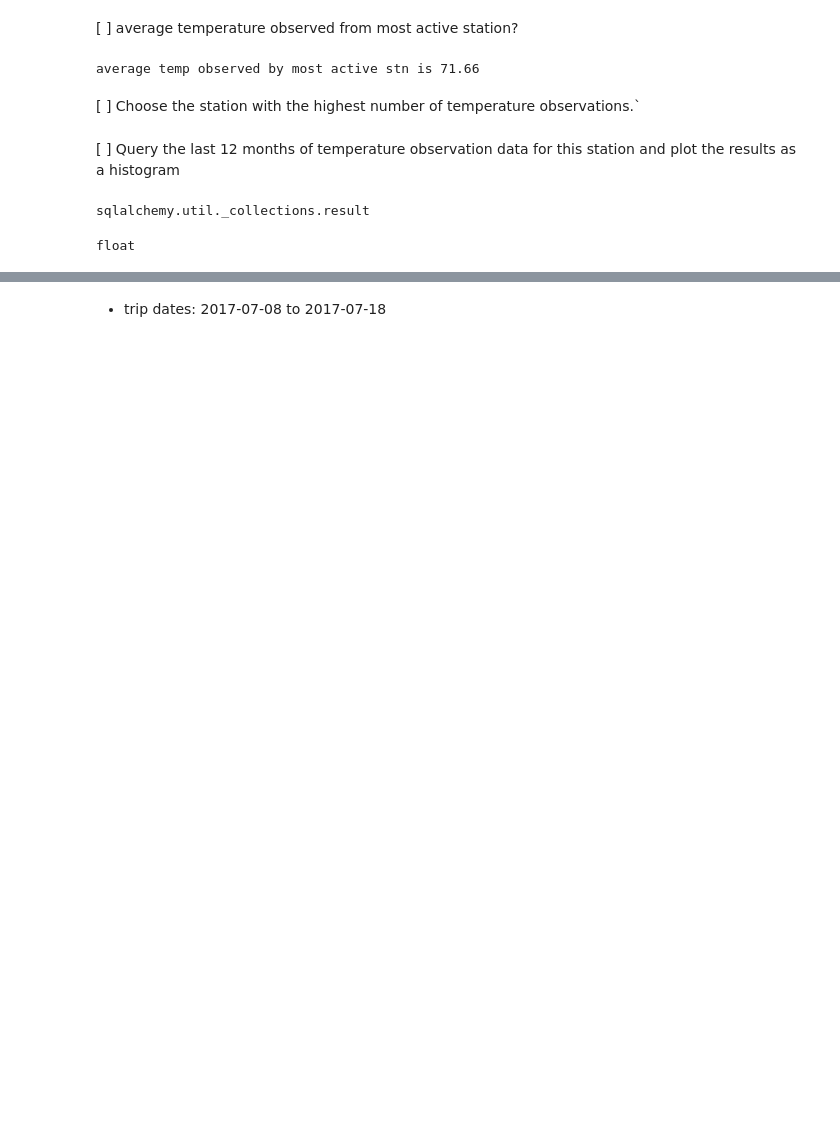
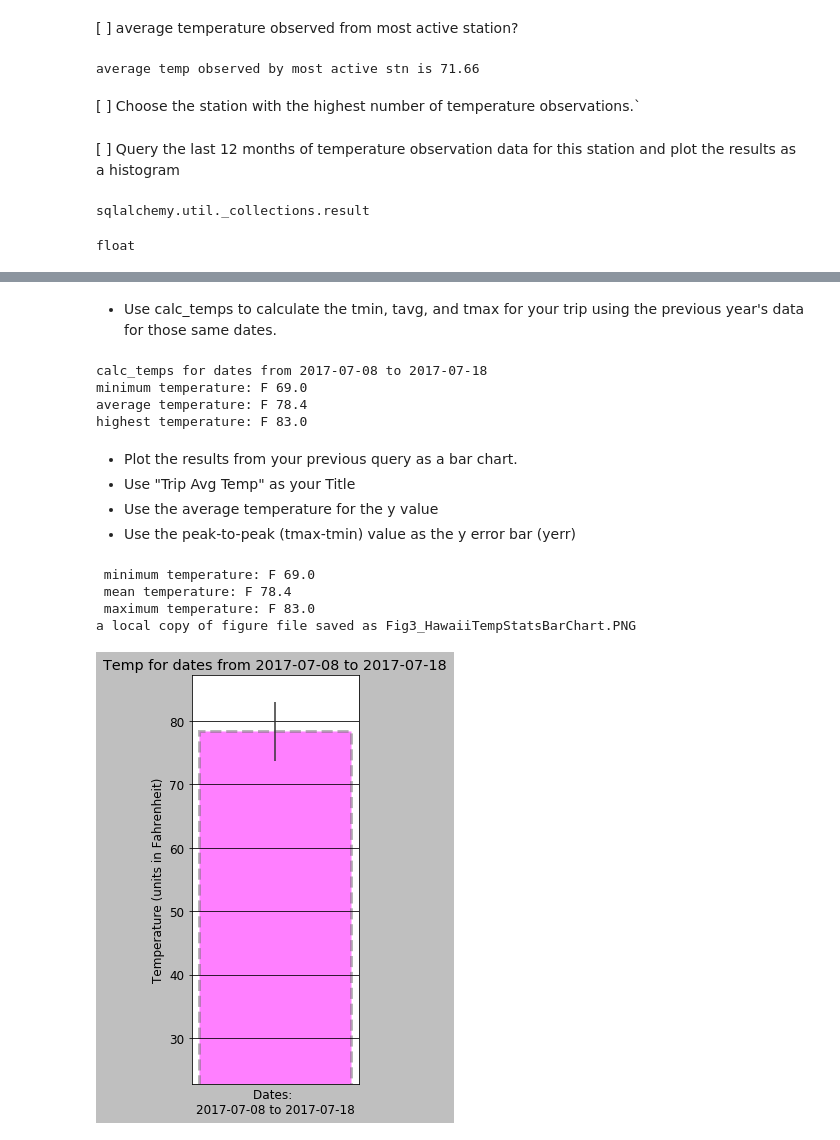
Before and after one commit to attila5287/DU_BigData_hw09_SQLalchemy_Flask_Webframework, a Jupyter notebook: hw09_Jpyter-Copy2.ipynb, the cells around one changed output, grey strips where cells are left out. Drawn from its saved outputs; the diff is of its cells as text; code cells hidden in the pictures; blank space fills up the shorter version.

```diff
--- a/hw09_Jpyter-Copy2.ipynb
+++ b/hw09_Jpyter-Copy2.ipynb
@@ -297,2 +307,0 @@ print(calc_temps('2010-01-01', '2017-08-23'))
-# %% [markdown]
-* trip dates: 2017-07-08 to 2017-07-18
@@ -308,0 +308,59 @@ print(calc_temps('2010-01-01', '2017-08-23'))
+# %% [markdown]
+*  Use calc_temps to calculate the tmin, tavg, and tmax for your trip using the previous year's data for those same dates.
+# %%
+trip_startdate ='2017-07-08'
+trip_enddate = '2017-07-18'
+calc_temps(trip_startdate,trip_enddate)
+print('calc_temps for dates from %s to %s' %(trip_startdate,trip_enddate))
+print('minimum temperature: F',calc_temps('2017-07-08','2017-07-18')[0][0][0])
+print('average temperature: F',round(calc_temps('2017-07-08','2017-07-18')[1][0][0],1))
+print('highest temperature: F',calc_temps('2017-07-08','2017-07-18')[2][0][0])
+# %% [output]
+calc_temps for dates from 2017-07-08 to 2017-07-18
+minimum temperature: F 69.0
+average temperature: F 78.4
+highest temperature: F 83.0
+# %% [markdown]
+* Plot the results from your previous query as a bar chart.
+* Use "Trip Avg Temp" as your Title
+* Use the average temperature for the y value
+* Use the peak-to-peak (tmax-tmin) value as the y error bar (yerr)
+# %%
+def plot_calc_temps(start_date, end_date):
+    min = calc_temps(start_date, end_date)[0][0][0]
+    mean = calc_temps(start_date, end_date)[1][0][0]
+    max = calc_temps(start_date, end_date)[2][0][0]
+    print(' minimum temperature: F %s \n mean temperature: F %s \n maximum temperature: F %s' %(min,round(mean,1),max))
+
+    upper = max- mean
+    lower = mean- min
+    # plot styling and parameters
+    plt.figure(figsize=(3,6))
+    plt.rcParams["font.size"] = 12
+    plt.grid(True)
+    legend_label = 'Temp (units in F)'
+    plt.margins(0.05)
+    plt.tight_layout(False)
+    plt.box(True)
+    peak2peak = [upper-lower]
+    error_config = {'ecolor': '0.2', 'ewidth' : '5'} #change stick color for dark_background theme
+    plt.bar(0, mean, yerr=peak2peak, color='magenta', edgecolor='0.45', linewidth = 3,linestyle = '--', alpha=0.5,  error_kw=error_config,)
+    plt.title('Temp for dates from %s to %s' %(start_date,end_date))
+    plt.xticks([]) # remove 0.0 from ticks and leave with xlabel
+    plt.ylabel('Temperature (units in Fahrenheit)')
+    plt.ylim(min*.33)
+    plt.xlabel('Dates: \n%s to %s' %(start_date,end_date))
+    filename3 = 'Fig3_HawaiiTempStatsBarChart'
+    print('a local copy of figure file saved as %s.PNG' %(filename3))
+    plt.savefig(filename3)
+    plt.show()
+
+######
+# test function
+plot_calc_temps(trip_startdate,trip_enddate)
+# %% [output]
+ minimum temperature: F 69.0
+ mean temperature: F 78.4
+ maximum temperature: F 83.0
+a local copy of figure file saved as Fig3_HawaiiTempStatsBarChart.PNG
+[figure, added]
```
Also changed, not shown: parts of 16 cells of this notebook, 4 other files.
